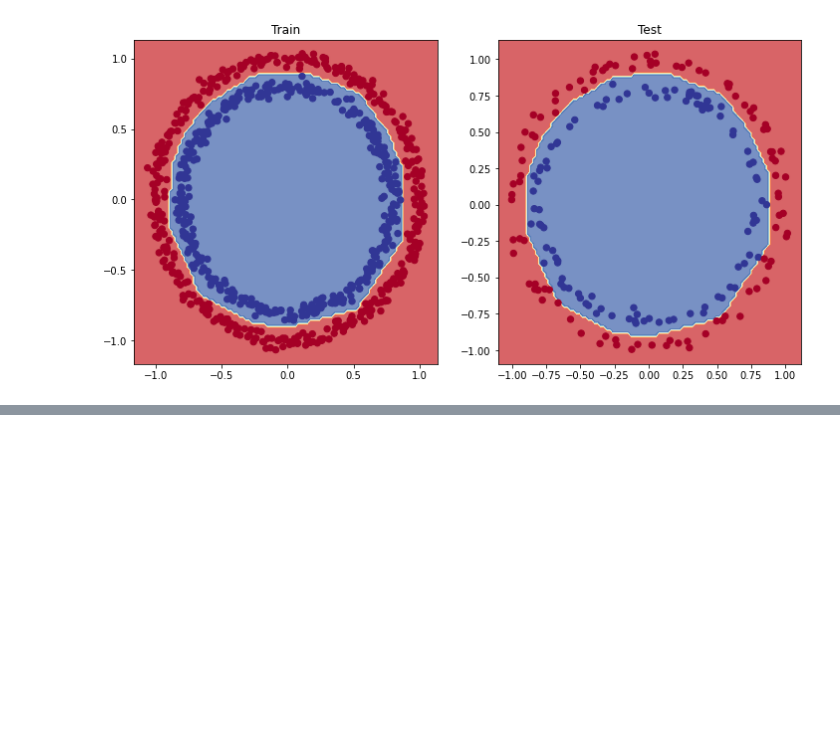
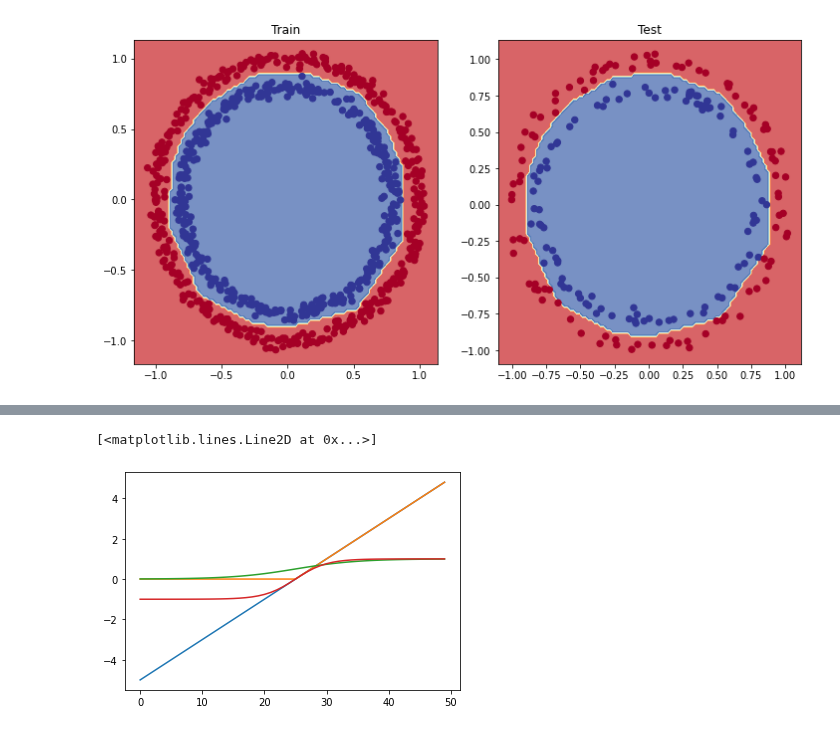
Before and after one commit to kay-squared/PyTorchLearn, a Jupyter notebook: 02_PyTorch_NN_classification_video.ipynb, the cells around one changed output, grey strips where cells are left out. Drawn from its saved outputs; the diff is of its cells as text; code cells hidden in the pictures; blank space fills up the shorter version.

```diff
--- a/02_PyTorch_NN_classification_video.ipynb
+++ b/02_PyTorch_NN_classification_video.ipynb
@@ -666,0 +735,16 @@ plot_decision_boundary(model_1, X_test, y_test)
+# %%
+#compare activation functions
+def relu(x):
+  return torch.maximum(torch.tensor(0),x)
+relu(A)
+
+def sigmoid(x):
+  return 1/(1+torch.exp(-x))
+
+plt.plot(A)
+plt.plot(relu(A))
+plt.plot(sigmoid(A))
+plt.plot(torch.tanh(A))
+# %% [output]
+[<matplotlib.lines.Line2D at 0x...>]
+[figure, added]
```
Also changed, not shown: parts of 14 cells of this notebook.
